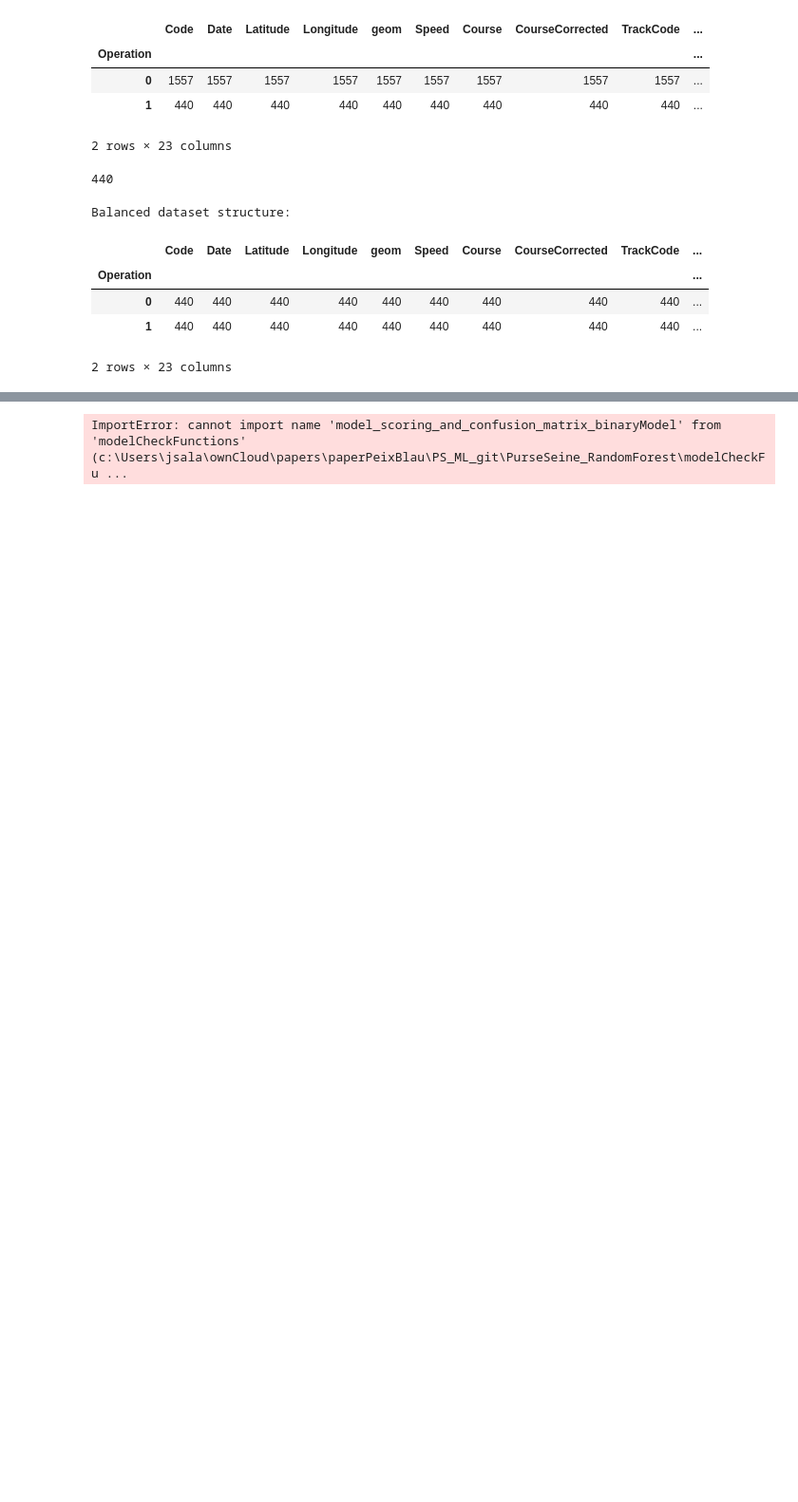
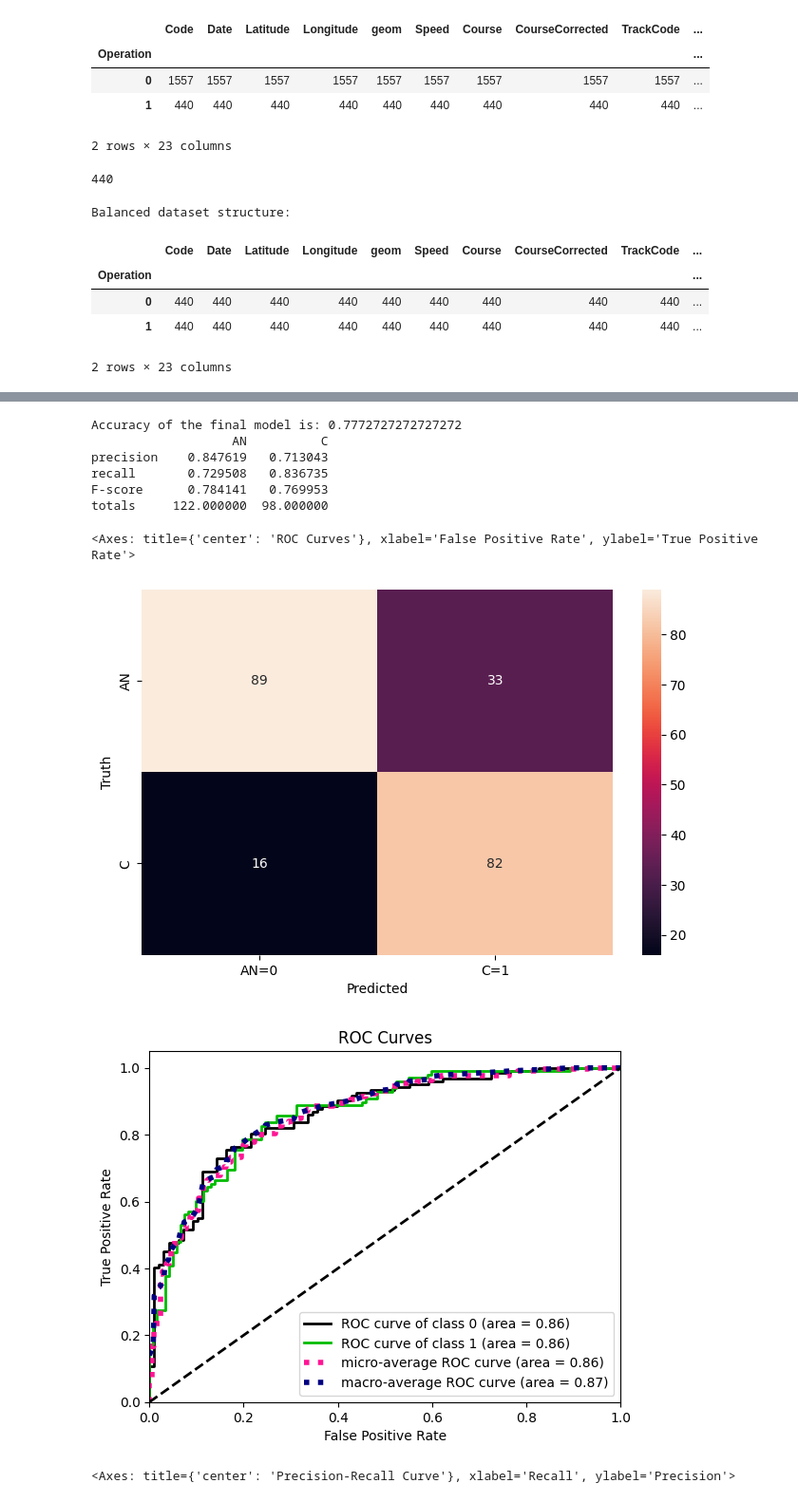
Before and after one commit to JSalaCoro/PurseSeine_RandomForest, a Jupyter notebook: randomForest.ipynb, the cells around one changed output, grey strips where cells are left out. Shown at 95% size. Cells and saved outputs as stored; diff of their text form; code cells hidden in the pictures; blank space fills up the shorter version.

Commit message:
randomForest script adapted to binary model

```diff
--- a/randomForest.ipynb
+++ b/randomForest.ipynb
@@ -199,27 +200,34 @@ Model accuracy in the test dataset: 0.8318181818181818
 ['results/binaryModel/fittedModel_binaryModel.pkl']
 # %%
-from modelCheckFunctions import model_scoring_and_confusion_matrix_binaryModel
-from modelCheckFunctions import model_scoring_and_confusion_matrix_multiclassModel
-from modelCheckFunctions import holi_hello
+#from modelCheckFunctions import model_scoring_and_confusion_matrix_binaryModel
+from modelCheckFunctions import *
 
-holi_hello()
 #7. Check fitted model performance
 #Get model predictions
 y_pred = rf_Grid.best_estimator_.predict(x_test)
 y_score = rf_Grid.best_estimator_.predict_proba(x_test)
 
 #Confusion matrix
 if modelRunning == 'binaryModel':
     model_scoring_and_confusion_matrix_binaryModel(y_test, y_pred)
 if modelRunning == 'multiClassModel':
     model_scoring_and_confusion_matrix_multiclassModel(y_test, y_pred)
 
 #Roc curve
 plot_roc(le.inverse_transform(y_test), y_score)
 plt.show()
 
 #Precision recall curve
 plot_precision_recall(le.inverse_transform(y_test), y_score)
 plt.show()
 # %% [output]
-ImportError: cannot import name 'model_scoring_and_confusion_matrix_binaryModel' from 'modelCheckFunctions' (c:\Users\jsala\ownCloud\papers\paperPeixBlau\PS_ML_git\PurseSeine_RandomForest\modelCheckFu ...
+Accuracy of the final model is: 0.7772727272727272
+                   AN          C
+precision    0.847619   0.713043
+recall       0.729508   0.836735
+F-score      0.784141   0.769953
+totals     122.000000  98.000000
+<Axes: title={'center': 'ROC Curves'}, xlabel='False Positive Rate', ylabel='True Positive Rate'>
+[figure, added]
+[figure, added]
+<Axes: title={'center': 'Precision-Recall Curve'}, xlabel='Recall', ylabel='Precision'>
```
Also changed, not shown: parts of 3 cells of this notebook, 15 other files.
